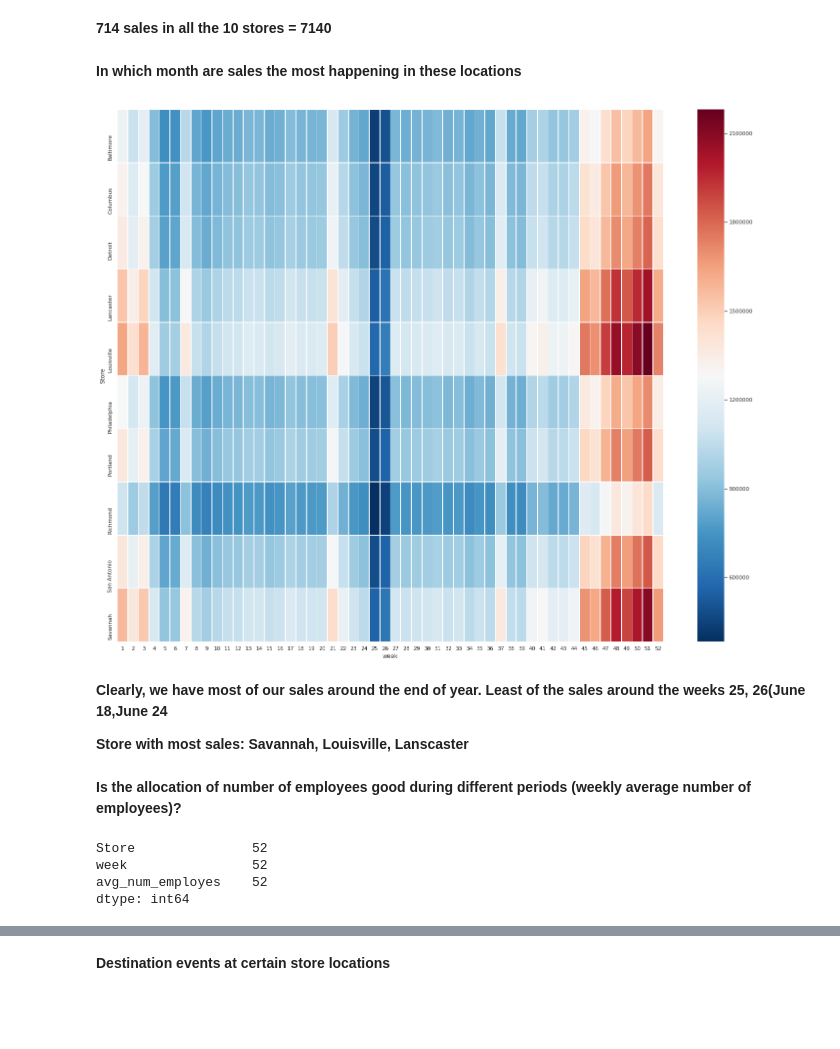
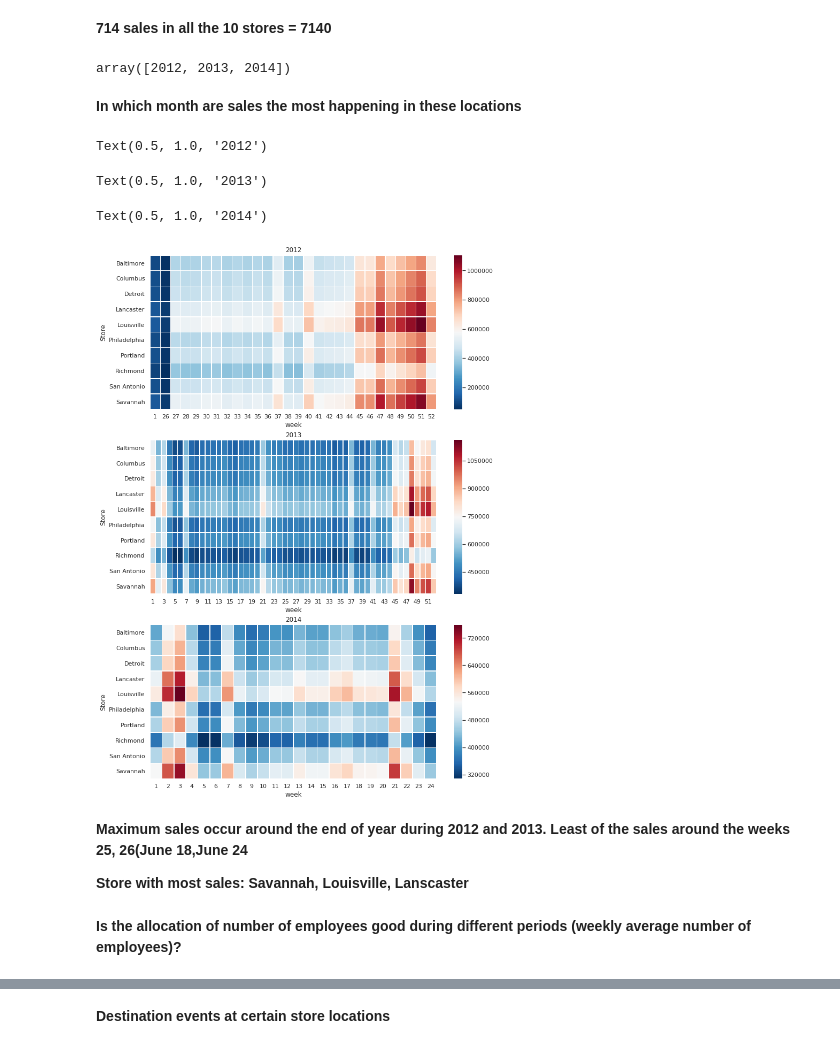
Before and after one commit to srjit/sales-time-series-analysis, a Jupyter notebook: src/eda/2. Sales Variations and Resource Allocations.ipynb, the cells around one changed output, grey strips where cells are left out. Drawn from its saved outputs; the diff is of its cells as text; code cells hidden in the pictures; blank space fills up the shorter version.

```diff
--- a/src/eda/2. Sales Variations and Resource Allocations.ipynb
+++ b/src/eda/2. Sales Variations and Resource Allocations.ipynb
@@ -59,23 +48,63 @@ __714 sales in all the 10 stores = 7140__
 # lets bring in the the week when the sale happened
 data["date_"] = pd.to_datetime(arg=data.Date)
 data["week"] = data['date_'].dt.week
+data["month"] = data['date_'].dt.month
+data["year"] = data['date_'].dt.year
+# %%
+data["year"].unique()
+
+data12 = data[data.year == 2012]
+data13 = data[data.year == 2013]
+data14 = data[data.year == 2014]
+# %% [output]
+array([2012, 2013, 2014])
 # %%
-locations_week_grouping = data.groupby(['Store','week'])['Sales'].sum().reset_index(name="count")
+locations_week_grouping = data.groupby(['Store','year','week'])['Sales'].sum().reset_index(name="sum_sales")
 # %% [markdown]
 __In which month are sales the most happening in these locations__
-# %%
-data_pivoted = locations_week_grouping.pivot("Store",
-                                             "week",
-                                             "count")
-fig, ax = plt.subplots(nrows=1, ncols=1)
-sns.set(rc={'figure.figsize':(25,20)})
-ax = sns.heatmap(data_pivoted, linewidths=.5, cmap = "RdBu_r")
-
-plt.show()
-# %% [output]
-[figure, removed]
+# %%
+locations_week_grouping12 = locations_week_grouping[locations_week_grouping.year == 2012]
+locations_week_grouping13 = locations_week_grouping[locations_week_grouping.year == 2013]
+locations_week_grouping14 = locations_week_grouping[locations_week_grouping.year == 2014]
+
+data_pivoted1 = locations_week_grouping12.pivot("Store",
+                                               "week",
+                                               "sum_sales")
+
+data_pivoted2 = locations_week_grouping13.pivot("Store",
+                                               "week",
+                                               "sum_sales")
+
+data_pivoted3 = locations_week_grouping14.pivot("Store",
+                                               "week",
+                                               "sum_sales")
+f = plt.figure(figsize=(12,18))
+
+ax1 = f.add_subplot(311)
+sns.set(rc={'figure.figsize':(25,20)})
+g1 = sns.heatmap(data_pivoted1, linewidths=.5, cmap = "RdBu_r")
+ax1.set_title("2012")
+
+ax2 = f.add_subplot(312)
+sns.set(rc={'figure.figsize':(25,20)})
+g2 = sns.heatmap(data_pivoted2, linewidths=.5, cmap = "RdBu_r")
+ax2.set_title("2013")
+
+
+ax3 = f.add_subplot(313)
+sns.set(rc={'figure.figsize':(25,20)})
+g3 = sns.heatmap(data_pivoted3, linewidths=.5, cmap = "RdBu_r")
+ax3.set_title("2014")
+
+
+plt.show()
+# %% [output]
+Text(0.5, 1.0, '2012')
+Text(0.5, 1.0, '2013')
+Text(0.5, 1.0, '2014')
+[figure, added]
 # %% [markdown]
-__Clearly, we have most of our sales around the end of year. Least of the sales around the weeks 25, 26(June 18,June 24__
+__Maximum sales occur around the end of year during 2012 and 2013. Least of the sales around the weeks 25, 26(June 18,June 24__
 
 __Store with most sales: Savannah, Louisville, Lanscaster__
 # %%
@@ -87,7 +113,0 @@ weekly_grouped_avgemployees = data.groupby(['Store','week'])['Num_Employees'].me
-# %%
-weekly_grouped_avgemployees[weekly_grouped_avgemployees.Store == "Lancaster"].count()
-# %% [output]
-Store               52
-week                52
-avg_num_employes    52
-dtype: int64
```
Also changed, not shown: parts of 25 cells of this notebook, 6 other files.
